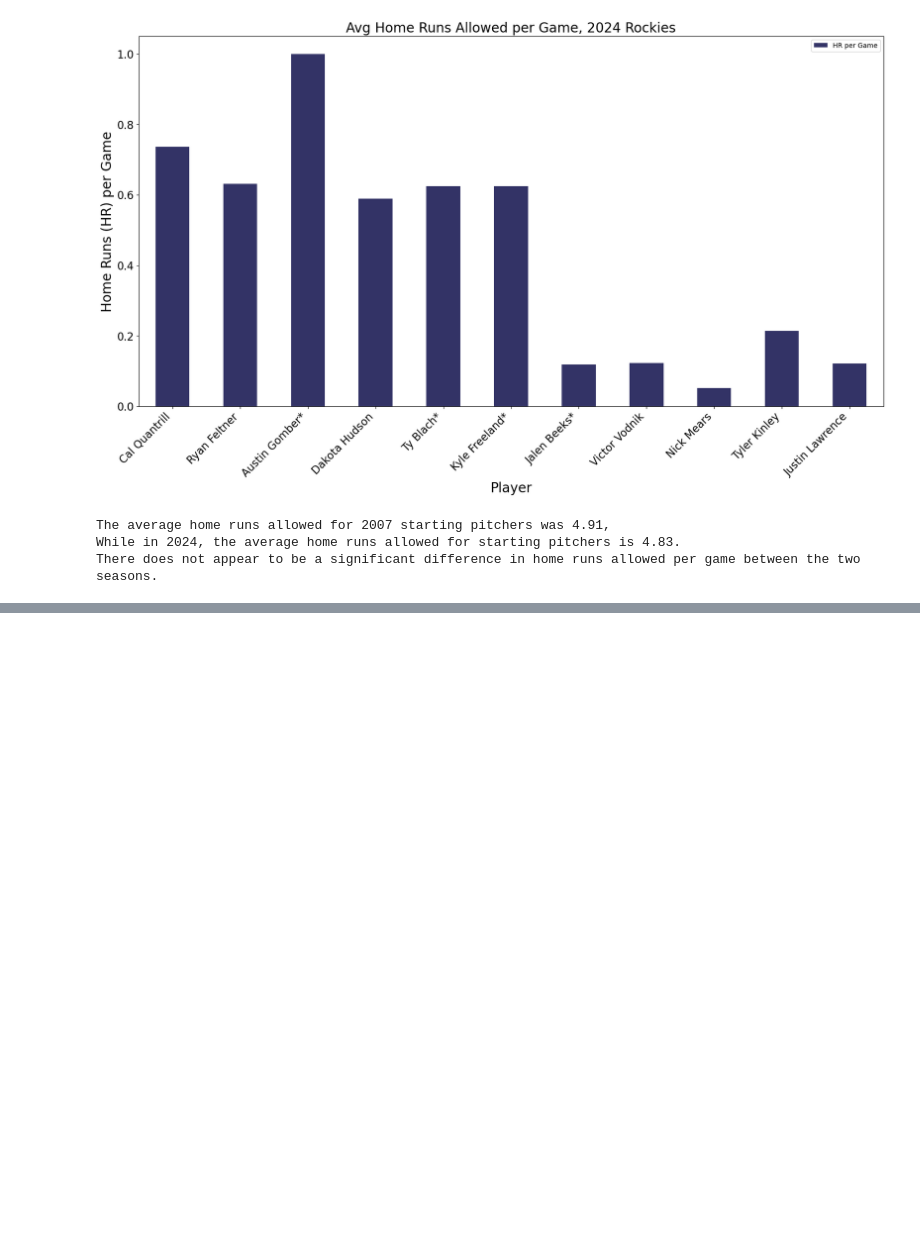
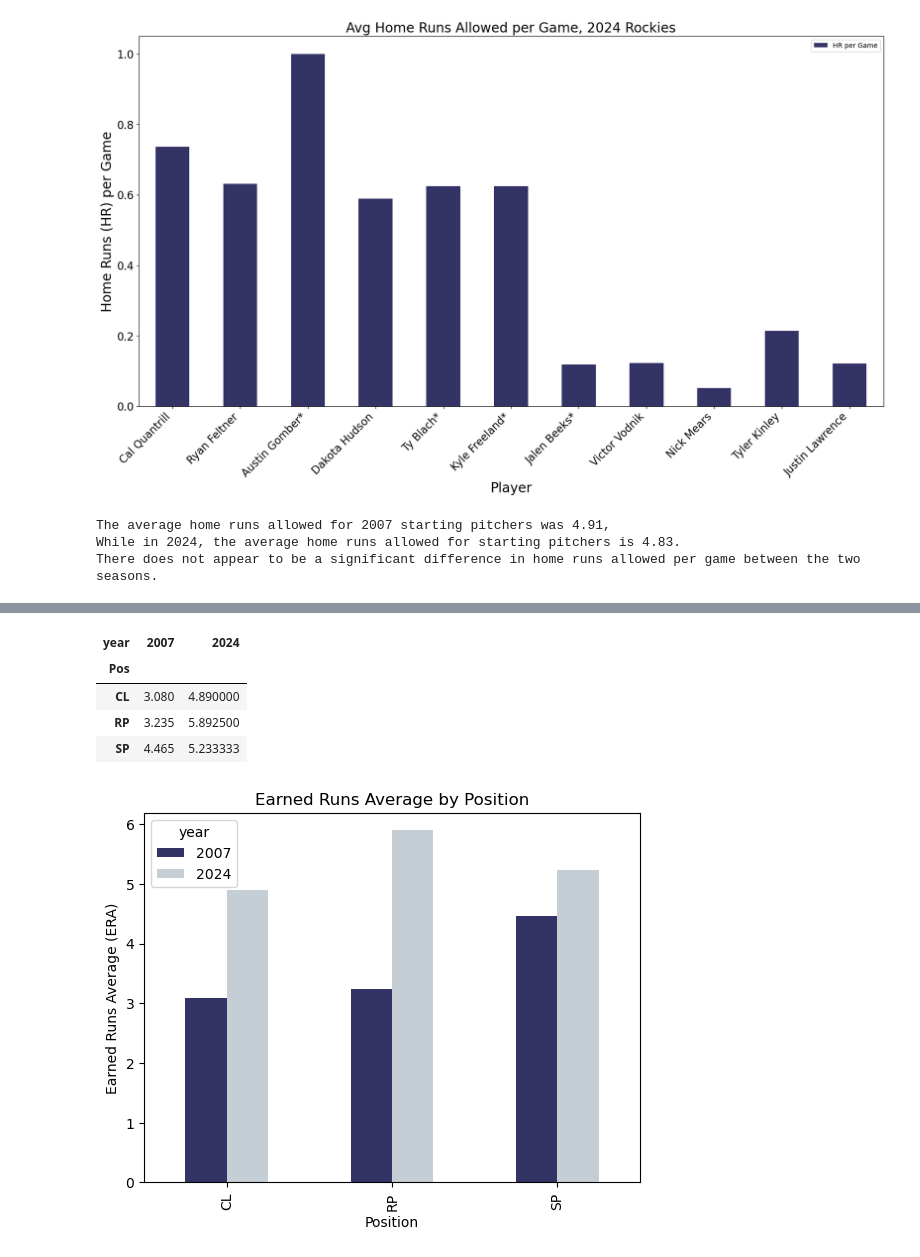
Before and after one commit to cassydm/rockies_moneyball_part-deux, a Jupyter notebook: Test_files/working_file_liz.ipynb, the cells around one changed output, grey strips where cells are left out. Saved outputs shown, nothing was run; the diff lists cells and outputs as text; code cells hidden in the pictures; blank space fills up the shorter version.

```diff
--- a/Test_files/working_file_liz.ipynb
+++ b/Test_files/working_file_liz.ipynb
@@ -347,6 +346,26 @@ BREAK - BELOW IS THE REMAINDER OF CASSIE'S WORK
+# %%
+def make_pitchingERA_pivot(g_df,ind,col,val):
+    """
+    Create a pivot table from a DataFrame.
+
+    Parameters:
+    g_df (grouped pandas dataframe, variable): Input DataFrame to pivot.
+
+    ind(str): Column name to use as the index (rows) in the pivot table.
+
+    col (str): Column name to use as the columns in the pivot table.
+
+    val (str): Column name to use for values in the pivot table.
+
+    Returns:
+        pivot_df: Pivot table dataframe.
+
+    """
+    pivot_df=g_df.pivot(index=ind,
+                        columns=col,
+                        values=val)
+    return pivot_df
 # %%
 # Grouping the combined data frame by position. One for averages and one for sums.
-grouped_df_pos_mean= batting_combined.groupby(["Pos","Year"]).mean().reset_index()
-grouped_df_pos_mean.head(15)
-grouped_df_pos_sum= batting_combined.groupby(["Pos","Year"]).sum().reset_index()
-grouped_df_pos_sum.head(15)
+pitching_combined_ERA_mean = pitching_combined.groupby(["Pos","year"])['ERA'].mean().reset_index()
+display(pitching_combined_ERA_mean)
@@ -383,3 +380,23 @@ grouped_obp_piv.head()
 # %%
+pitching_combined_ERA_piv=make_pitchingERA_pivot(g_df=pitching_combined_ERA_mean,
+                                                  ind="Pos",
+                                                  col="year",
+                                                  val="ERA")
+display(pitching_combined_ERA_piv.head())
+
 # Making a dictionary to hold the rockies colors for viewing easier in a bar chart.
 colors={2007:ls.Rockies_Purple_Hex,2024:ls.Rockies_Silver_Hex}
+
+# Creating a bar chart to show OBP by position between the two years.
+batting_fig3=pitching_combined_ERA_piv.plot(kind="bar",
+                     color=colors,
+                     xlabel="Position",
+                     ylabel="Earned Runs Average (ERA)",
+                     title="Earned Runs Average by Position")
+# %% [output]
+| year | 2007 | 2024 |
+| Pos |  |  |
+| CL | 3.080 | 4.890000 |
+| RP | 3.235 | 5.892500 |
+| SP | 4.465 | 5.233333 |
+[figure, added]
```
Also changed, not shown: parts of 7 cells of this notebook, 1 other file.
